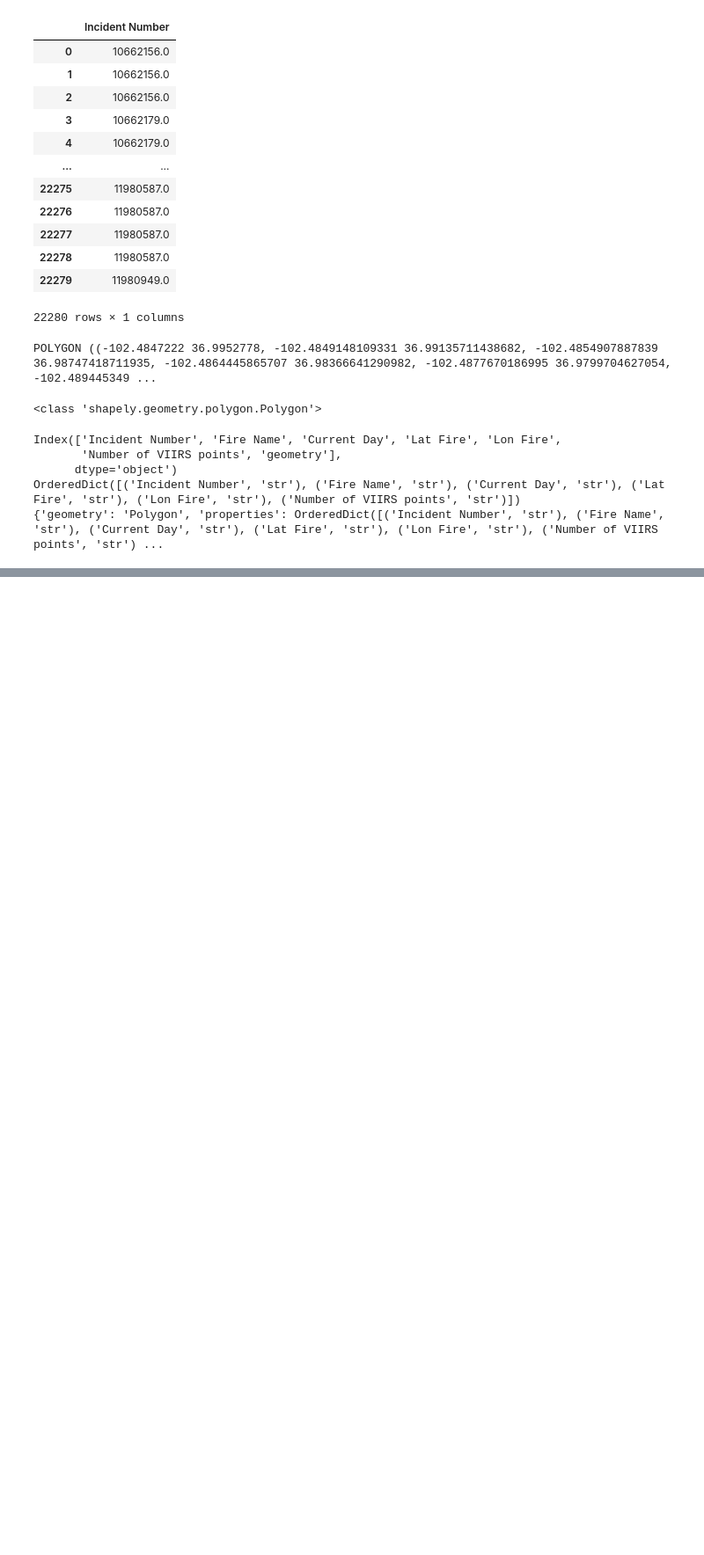
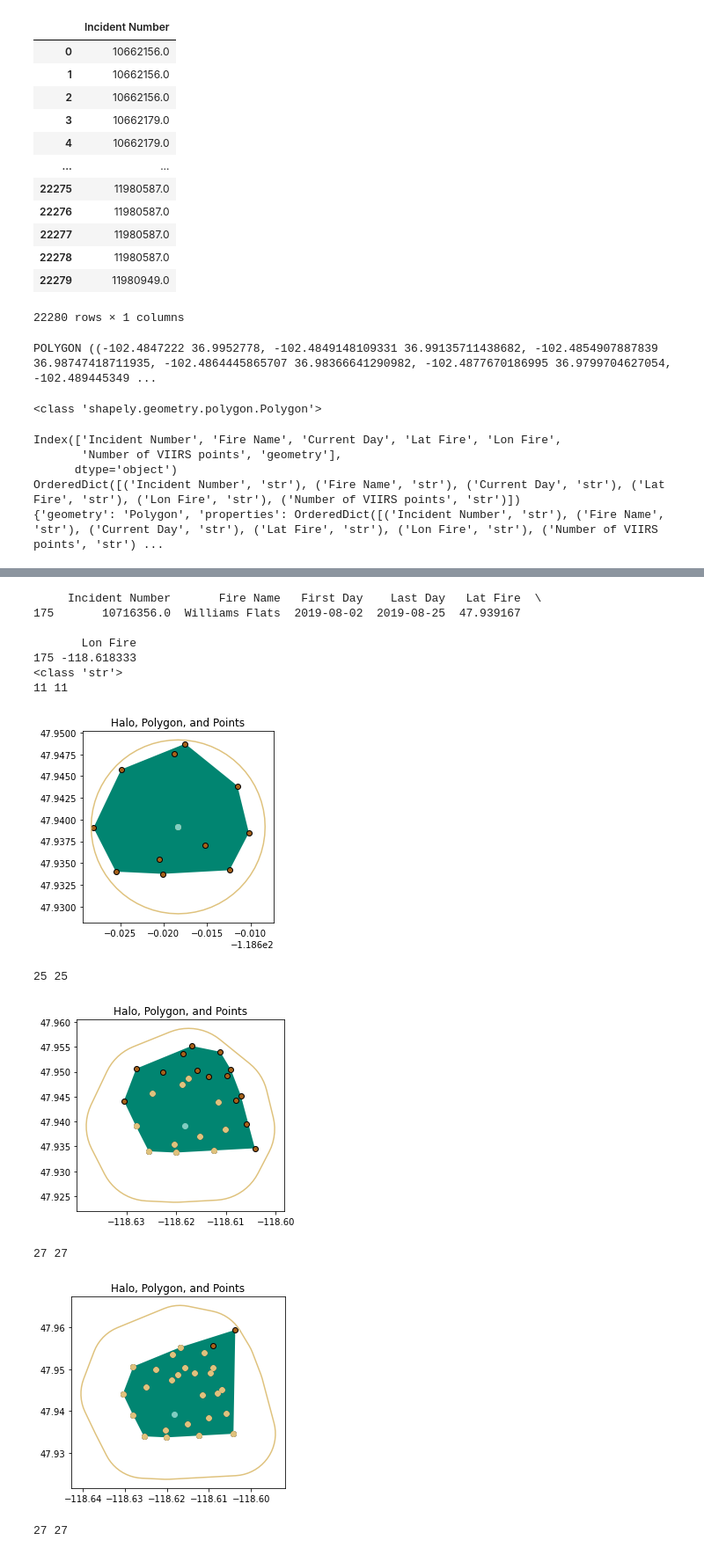
Before and after one commit to lthapa42/ML_FireEmissions, a Jupyter notebook: generate_daily_polygons.ipynb, the cells around one changed output, grey strips where cells are left out. Shown: that part at 88% size. Saved outputs shown, nothing was run; the diff lists cells and outputs as text; code cells hidden in the pictures; blank space fills up the shorter version.

```diff
--- a/generate_daily_polygons.ipynb
+++ b/generate_daily_polygons.ipynb
@@ -353,0 +340,6 @@ OrderedDict([('Incident Number', 'str'), ('Fire Name', 'str'), ('Current Day', '
+# %%
+#define the colors (0-8 from brick red to perry the platypus teal)
+colors = ['#a6611a','#dfc27d','#80cdc1','#018571']
+# %%
+incidents = pd.read_csv('unique_fires.csv')
+incidents
@@ -353,0 +360,3 @@ OrderedDict([('Incident Number', 'str'), ('Fire Name', 'str'), ('Current Day', '
+# %%
+viirs_all = pd.read_csv('merged_viirs.csv', dtype = {'satellite': str,'version': str, 'type': str} )
+viirs_all
@@ -353,0 +558,32 @@ OrderedDict([('Incident Number', 'str'), ('Fire Name', 'str'), ('Current Day', '
+# %%
+#plot the first day of WF
+wf = incidents[incidents['Fire Name']=='Williams Flats']
+print(wf)
+wf_firstday = wf['First Day'].values
+#make the starting point for the fire
+lat_fire = wf['Lat Fire'].values
+lon_fire = wf['Lon Fire'].values
+pt_start = Point(lon_fire, lat_fire)
+lat_old = np.array([lat_fire])
+lon_old = np.array([lon_fire])
+
+print(type(wf_firstday[0]))
+viirs_sub = viirs_all[(viirs_all['acq_date']==str('2019-08-02'))]
+lats = viirs_sub['latitude'].values
+lons = viirs_sub['longitude'].values
+
+poly, poly_lats, poly_lons= build_today_polygon_viz_process(pt_start, lats, lons, lat_old, lon_old, 0.01, 1)
+# %% [output]
+     Incident Number       Fire Name   First Day    Last Day   Lat Fire  \
+175       10716356.0  Williams Flats  2019-08-02  2019-08-25  47.939167
+
+       Lon Fire
+175 -118.618333
+<class 'str'>
+11 11
+[figure, added]
+25 25
+[figure, added]
+27 27
+[figure, added]
+27 27
```
Also changed, not shown: parts of 8 cells of this notebook, 23 other files.
